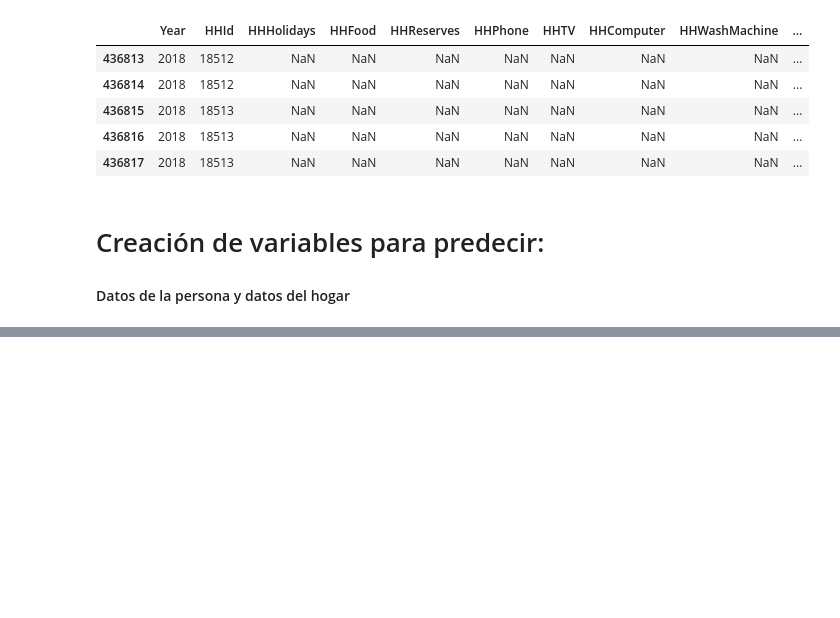
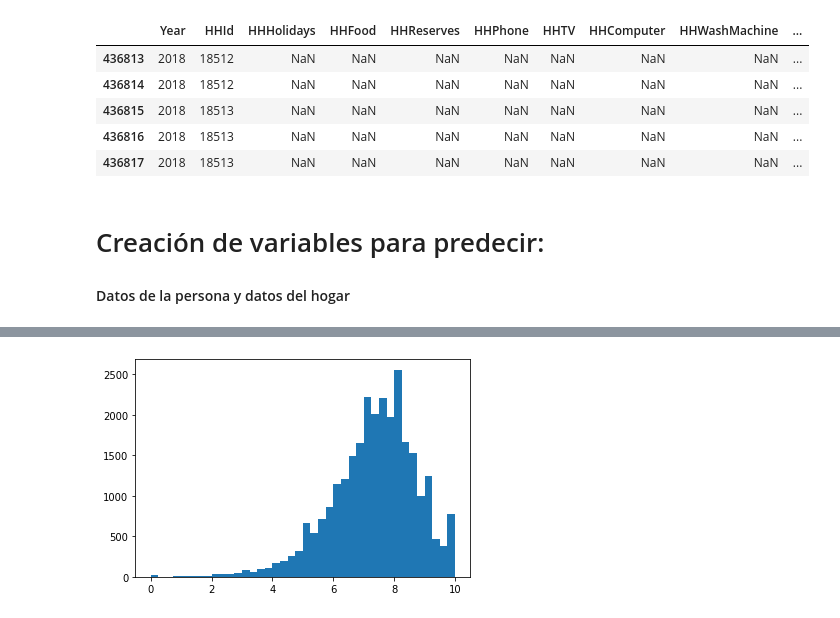
Before and after one commit to mariaferrol1988/TFM_MasterDataSciences, a Jupyter notebook: Data/data_preparation.ipynb, the cells around one changed output, grey strips where cells are left out. Saved outputs shown, nothing was run; the diff lists cells and outputs as text; code cells hidden in the pictures; blank space fills up the shorter version.

Commit message:
Indicadores de felicidad para predecir creados para el año 2013 y 2018

```diff
--- a/Data/data_preparation.ipynb
+++ b/Data/data_preparation.ipynb
@@ -589,0 +593,3 @@ cronbach_alpha(df_hap[['FFTense','FFDown','FFCalm','FFDepressed','FFHappy']])
+# %%
+correraltions = dfFinal[['WBSrelations','WBSowntime','WSBeconomy','WSOovsat']].corr()['WSOovsat'][:-1]
+correraltions
@@ -589,0 +609,11 @@ cronbach_alpha(df_hap[['FFTense','FFDown','FFCalm','FFDepressed','FFHappy']])
+# %%
+# Indicador 1 - Media aritmética
+dfFinal['LifeSatisfaction0'] = (dfFinal['WBSrelations'] + dfFinal['WBSowntime'] \
+                         + dfFinal['WSBeconomy'] + dfFinal['WSOovsat']) / 4
+
+# Indicador 2 - Proporción de la correlación con la variable principal - satisfacción con la vida
+dfFinal['LifeSatisfaction1'] = dfFinal['WBSrelations'] * correraltions[0] + dfFinal['WBSowntime'] * correraltions[1] \
+                            + dfFinal['WSBeconomy'] * correraltions[2] + dfFinal['WSOovsat']
+
+# Indicador 3 - Indicador 2 de 0 a 10
+dfFinal['LifeSatisfaction2'] = dfFinal['LifeSatisfaction1']  / [dfFinal['LifeSatisfaction1'].max() / 10]
@@ -589,0 +622,5 @@ cronbach_alpha(df_hap[['FFTense','FFDown','FFCalm','FFDepressed','FFHappy']])
+# %%
+plt.hist(dfFinal['LifeSatisfaction0'], bins = 40)
+plt.show()
+# %% [output]
+[figure, added]
```
Also changed, not shown: parts of 9 cells of this notebook.
